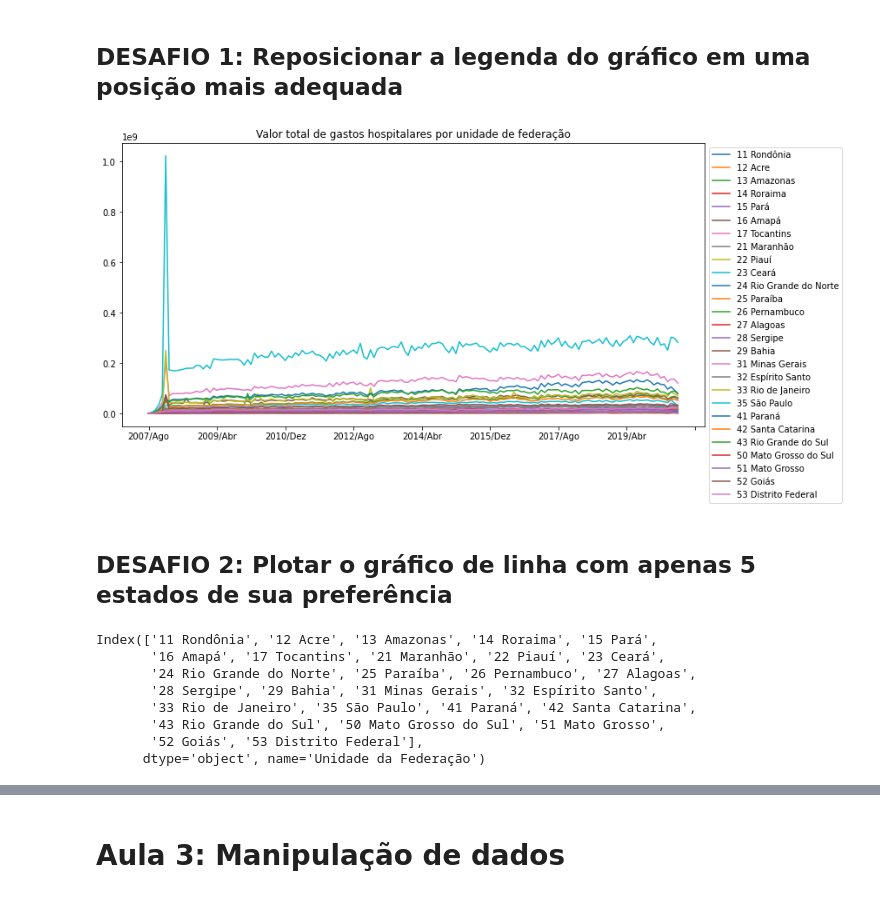
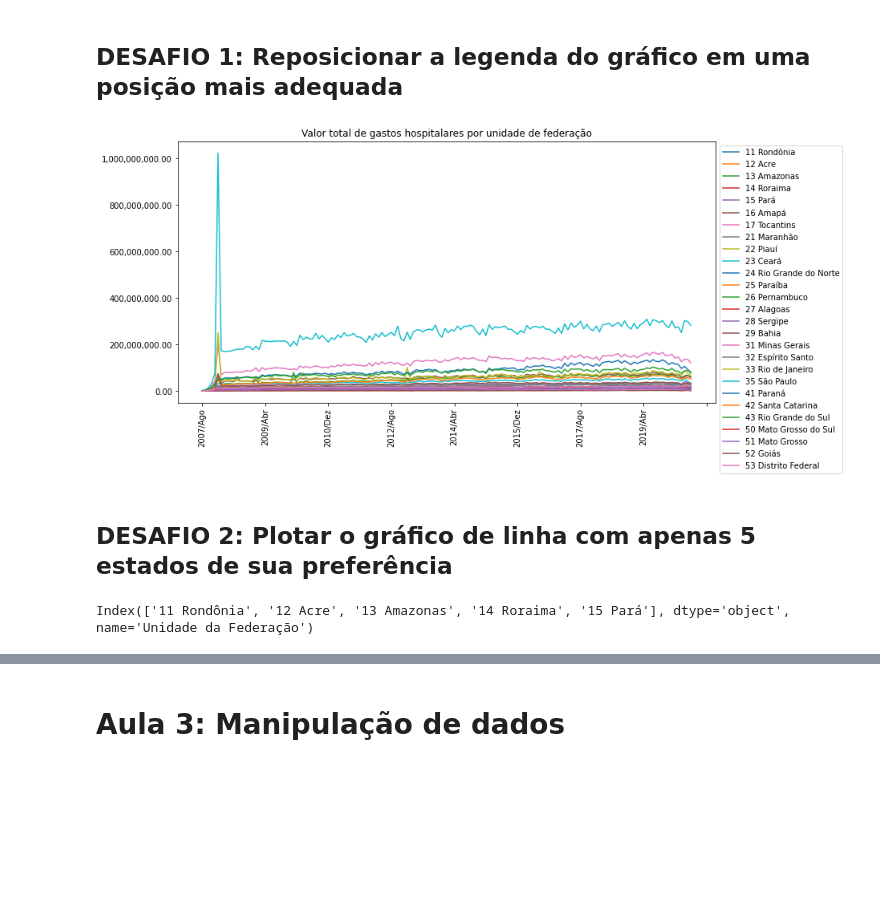
Before and after one commit to isabelapt/Bootcamp_Data_Science_Alura, a Jupyter notebook: Bootcamp_Data_Science_Alura_Modulo1.ipynb, the cells around one changed output, grey strips where cells are left out. Saved outputs shown, nothing was run; the diff lists cells and outputs as text; code cells hidden in the pictures; blank space fills up the shorter version.

```diff
--- a/Bootcamp_Data_Science_Alura_Modulo1.ipynb
+++ b/Bootcamp_Data_Science_Alura_Modulo1.ipynb
@@ -126,8 +138,8 @@ plt.show()
 # %% [markdown]
 # Aula 2 : Primeiras visualizações dos dados
 # %%
-dados = pd.read_csv("https://raw.githubusercontent.com/isabelapt/agendamento-hospitalar/main/dados/A160324189_28_143_208.csv",
-                    encoding="ISO-8859-1",skiprows = 3, skipfooter=12, sep=";",
+URL = "https://raw.githubusercontent.com/isabelapt/agendamento-hospitalar/main/dados/A160324189_28_143_208.csv"
+dados = pd.read_csv(URL, encoding="ISO-8859-1", skiprows = 3, skipfooter=12, sep=";",
                     thousands=".", decimal=",", engine='python')
 # %%
 # To select multiple columms --> Use double []
@@ -210,24 +231,27 @@ dados_usaveis.T.plot(figsize=(12,6)) # Troca as posição linhas pela posição
 # %%
 import matplotlib.pyplot as plt
 
-ax = dados_usaveis.T.plot(figsize=(12,6)) # Troca as posição linhas pela posição das colunas
-# ax.legend(loc=(1.02,0))
-ax.legend(bbox_to_anchor = (1,1), loc = "upper left")
-# plt.xticks(roration=90)
+# Troca as posição linhas pela posição das colunas
+ax = dados_usaveis.T.plot(figsize=(12,6))
+ax.legend(bbox_to_anchor = (1,1), loc = "upper left") # ax.legend(loc=(1.02,0))
+
+# Rotaciona os ticklabels
+ax.set_xticklabels(ax.get_xticklabels(), rotation = 90)
+
+# Muda o formato dos números mostrados no eixo y
+ax.yaxis.set_major_formatter(ticker.StrMethodFormatter("{x:,.2f}"))
+
+# Título mais descritivo
 plt.title("Valor total de gastos hospitalares por unidade de federação")
 plt.show()
 # %% [output]
-[figure, old version]
+[figure, new version]
 # %% [markdown]
 ## DESAFIO 2: Plotar o gráfico de linha com apenas 5 estados de sua preferência
 # %%
 dados_usaveis.index # ou dados_usaveis.T.columns
+
+# Seleciona os cinco primeiros indices
+dados_usaveis.index[:5] # ou dados_usaveis.T.columns[:5]
 # %% [output]
-Index(['11 Rondônia', '12 Acre', '13 Amazonas', '14 Roraima', '15 Pará',
-       '16 Amapá', '17 Tocantins', '21 Maranhão', '22 Piauí', '23 Ceará',
-       '24 Rio Grande do Norte', '25 Paraíba', '26 Pernambuco', '27 Alagoas',
-       '28 Sergipe', '29 Bahia', '31 Minas Gerais', '32 Espírito Santo',
-       '33 Rio de Janeiro', '35 São Paulo', '41 Paraná', '42 Santa Catarina',
-       '43 Rio Grande do Sul', '50 Mato Grosso do Sul', '51 Mato Grosso',
-       '52 Goiás', '53 Distrito Federal'],
-      dtype='object', name='Unidade da Federação')
+Index(['11 Rondônia', '12 Acre', '13 Amazonas', '14 Roraima', '15 Pará'], dtype='object', name='Unidade da Federação')
```
Also changed, not shown: parts of 35 cells of this notebook.
